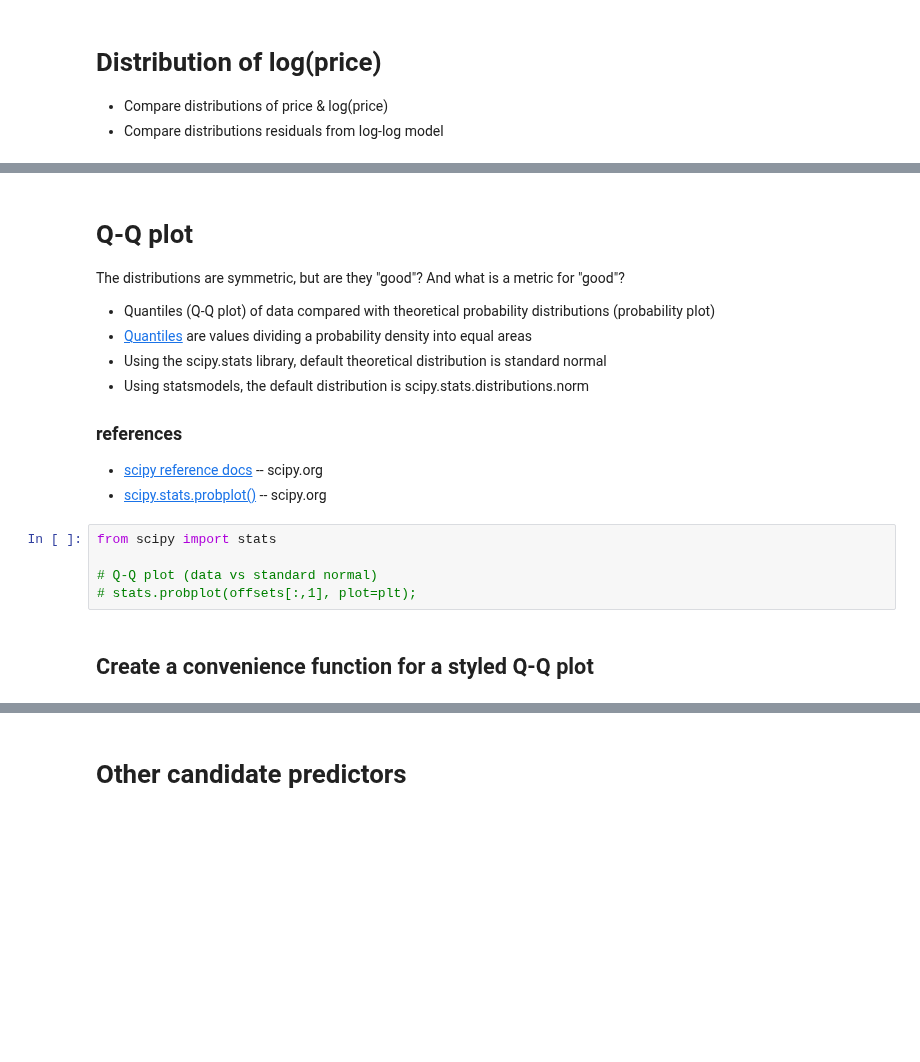
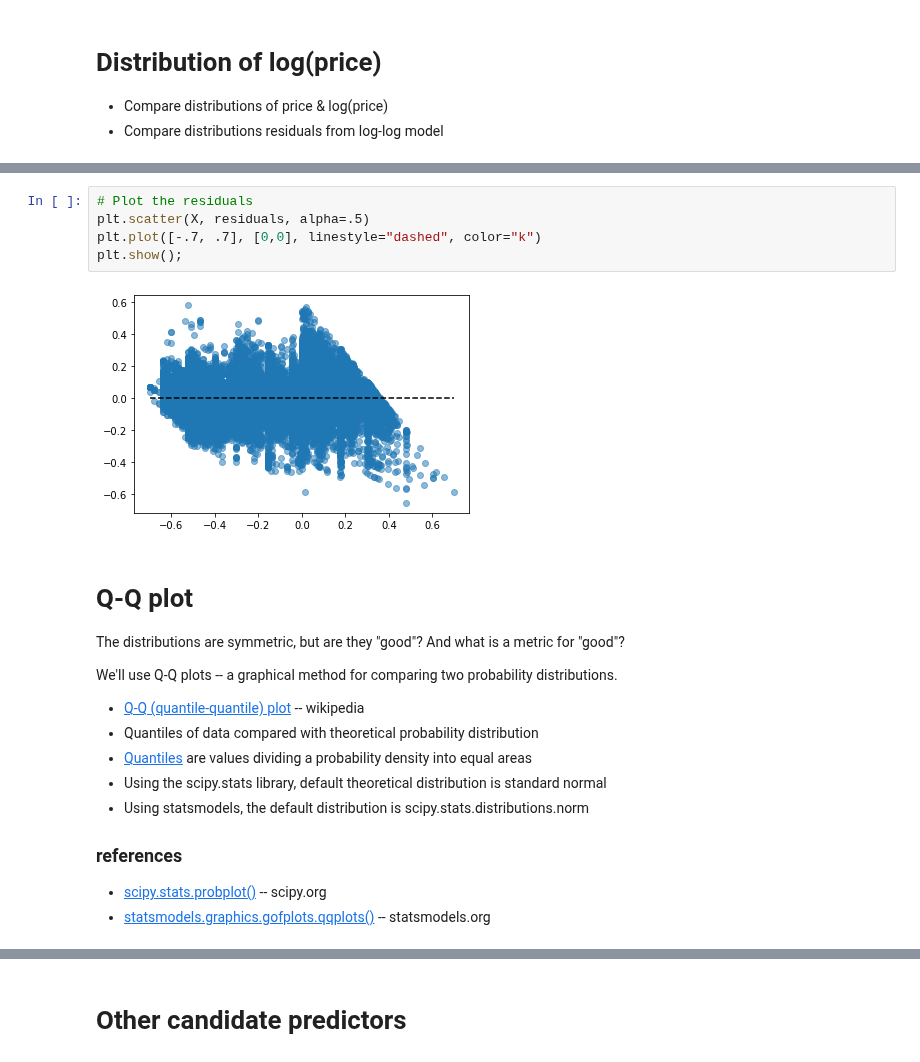
Before and after one commit to mguner/summer-2022, a Jupyter notebook: 08c-diamonds.ipynb, the cells around one changed output, grey strips where cells are left out. Drawn from its saved outputs; the diff is of its cells as text; blank space fills up the shorter version.

```diff
--- a/08c-diamonds.ipynb
+++ b/08c-diamonds.ipynb
@@ -355,21 +438,24 @@ styled_histogram(residuals)
+# %%
+# Plot the residuals
+plt.scatter(X, residuals, alpha=.5)
+plt.plot([-.7, .7], [0,0], linestyle="dashed", color="k")
+plt.show();
+# %% [output]
+[figure, added]
 # %% [markdown]
 # Q-Q plot
 
 The distributions are symmetric, but are they "good"? And what is a metric for "good"?
 
-* Quantiles (Q-Q plot) of data compared with theoretical probability distributions (probability plot)
+We'll use Q-Q plots -- a graphical method for comparing two probability distributions.
+
+* [Q-Q (quantile-quantile) plot](https://en.wikipedia.org/wiki/Q%E2%80%93Q_plot) -- wikipedia
+* Quantiles of data compared with theoretical probability distribution
 * [Quantiles](https://en.wikipedia.org/wiki/Quantile) are values dividing a probability density into equal areas
 * Using the scipy.stats library, default theoretical distribution is standard normal
 * Using statsmodels, the default distribution is scipy.stats.distributions.norm
 
 ### references
 
-* [scipy reference docs](https://docs.scipy.org/doc/scipy/reference/) -- scipy.org
 * [scipy.stats.probplot()](https://docs.scipy.org/doc/scipy/reference/generated/scipy.stats.probplot.html) -- scipy.org
+* [statsmodels.graphics.gofplots.qqplots()](https://www.statsmodels.org/stable/generated/statsmodels.graphics.gofplots.qqplot.html#statsmodels.graphics.gofplots.qqplot) -- statsmodels.org
-# %%
-from scipy import stats
-
-# Q-Q plot (data vs standard normal)
-# stats.probplot(offsets[:,1], plot=plt);
-# %% [markdown]
-## Create a convenience function for a styled Q-Q plot
```
Also changed, not shown: parts of 51 cells of this notebook.
